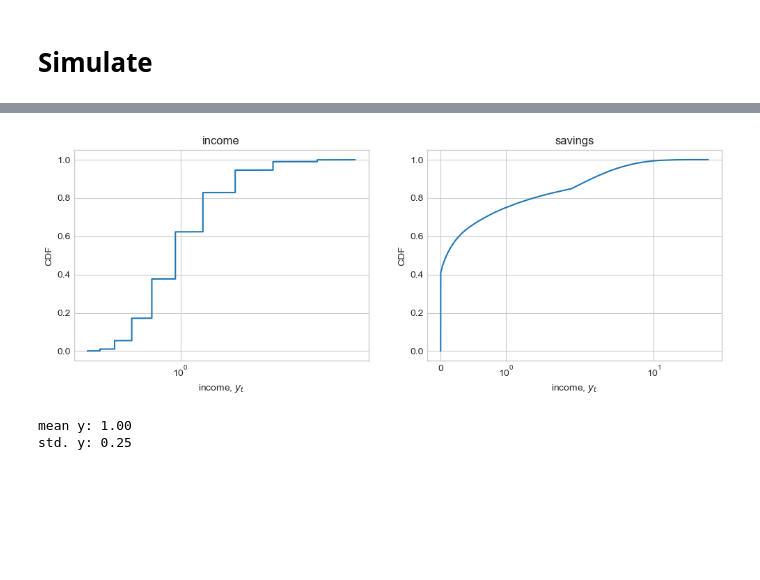
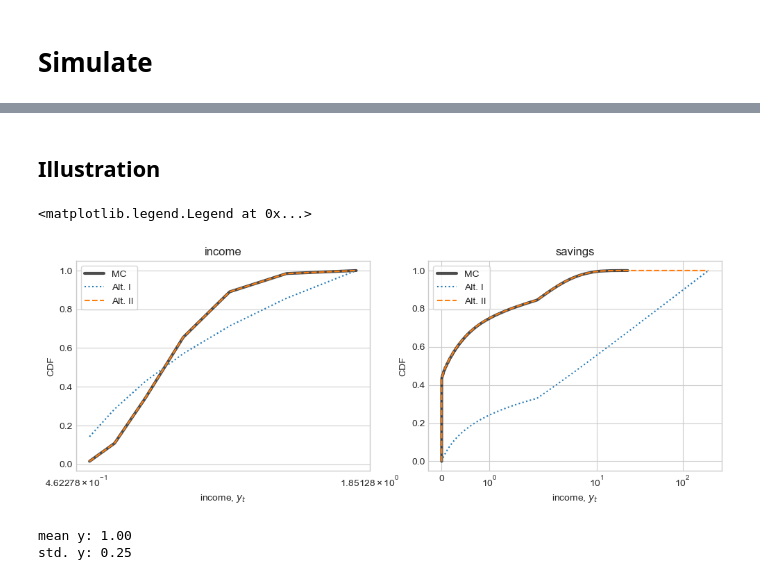
Before and after one commit to JeppeDruedahl/GE_with_matrices, a Jupyter notebook: General Equilibrium.ipynb, the cells around one changed output, grey strips where cells are left out. Drawn from its saved outputs; the diff is of its cells as text; code cells hidden in the pictures; blank space fills up the shorter version.

```diff
--- a/General Equilibrium.ipynb
+++ b/General Equilibrium.ipynb
@@ -182,0 +185,26 @@ household problem simulated in 24.7 secs [219 iterations]
+# %%
+from scipy.linalg import svd
+
+def find_ergodic(trans,atol=1e-13,rtol=0):
+    """ find ergodic distribution from transition matrix
+
+    Args:
+
+        trans (numpy.ndarray): transition matrix
+        atol (double): absolute tolerance
+        rtol (double): relative tolerance
+
+    Returns:
+
+        (nump.ndarray): ergodic distribution
+
+    """
+
+    I = np.identity(len(trans))
+    A = np.atleast_2d(np.transpose(trans)-I)
+    _u, s, vh = svd(A)
+    tol = max(atol, rtol * s[0])
+    nnz = (s >= tol).sum()
+    ns = vh[nnz:].conj().T
+
+    return (ns/(sum(ns))).ravel()
@@ -182,0 +213,2 @@ household problem simulated in 24.7 secs [219 iterations]
+# %%
+OmegaT = Omega.T
@@ -182,0 +217,3 @@ household problem simulated in 24.7 secs [219 iterations]
+# %%
+D_I = find_ergodic(OmegaT)
+D_I = D_I.reshape((par.Ne,par.Na))
@@ -183,23 +269,32 @@ household problem simulated in 24.7 secs [219 iterations]
+# %% [markdown]
+## Illustration
 # %%
 fig = plt.figure(figsize=(12,4),dpi=100)
 
 # a. income
 ax = fig.add_subplot(1,2,1)
 ax.set_title('income')
-ax.plot(np.sort(sim.y),np.arange(par.simN)/par.simN)
+ax.plot(par.e_grid,np.cumsum([np.mean(sim.y == e) for e in par.e_grid]),lw=3,alpha=0.7,color='black',label='MC')
+ax.plot(par.e_grid,np.cumsum(np.sum(D_I,axis=1)),ls=':',label='Alt. I')
+ax.plot(par.e_grid,np.cumsum(np.sum(D_II,axis=1)),ls='--',label='Alt. II')
 ax.set_xlabel('income, $y_{t}$')
 ax.set_ylabel('CDF')
 ax.set_xscale('symlog')
+ax.legend(frameon=True)
 
 # b. assets
 ax = fig.add_subplot(1,2,2)
 ax.set_title('savings')
-ax.plot(np.sort(sim.a),np.arange(par.simN)/par.simN)
+ax.plot(np.sort(sim.a),np.arange(par.simN)/par.simN,lw=3,alpha=0.7,color='black',label='MC')
+ax.plot(np.insert(par.a_grid,0,par.a_grid[0]),np.insert(np.cumsum(np.sum(D_I,axis=0)),0,0.0),ls=':',label='Alt. I')
+ax.plot(np.insert(par.a_grid,0,par.a_grid[0]),np.insert(np.cumsum(np.sum(D_II,axis=0)),0,0.0),ls='--',label='Alt. II')
 ax.set_xlabel('income, $y_{t}$')
 ax.set_ylabel('CDF')
 ax.set_xscale('symlog')
+ax.legend(frameon=True)
 # %% [output]
+<matplotlib.legend.Legend at 0x...>
-[figure, old version]
+[figure, new version]
 # %%
 print(f'mean y: {np.mean(sim.y):.2f}')
 print(f'std. y: {np.std(sim.y):.2f}')
```
Also changed, not shown: parts of 18 cells of this notebook, 4 other files.
